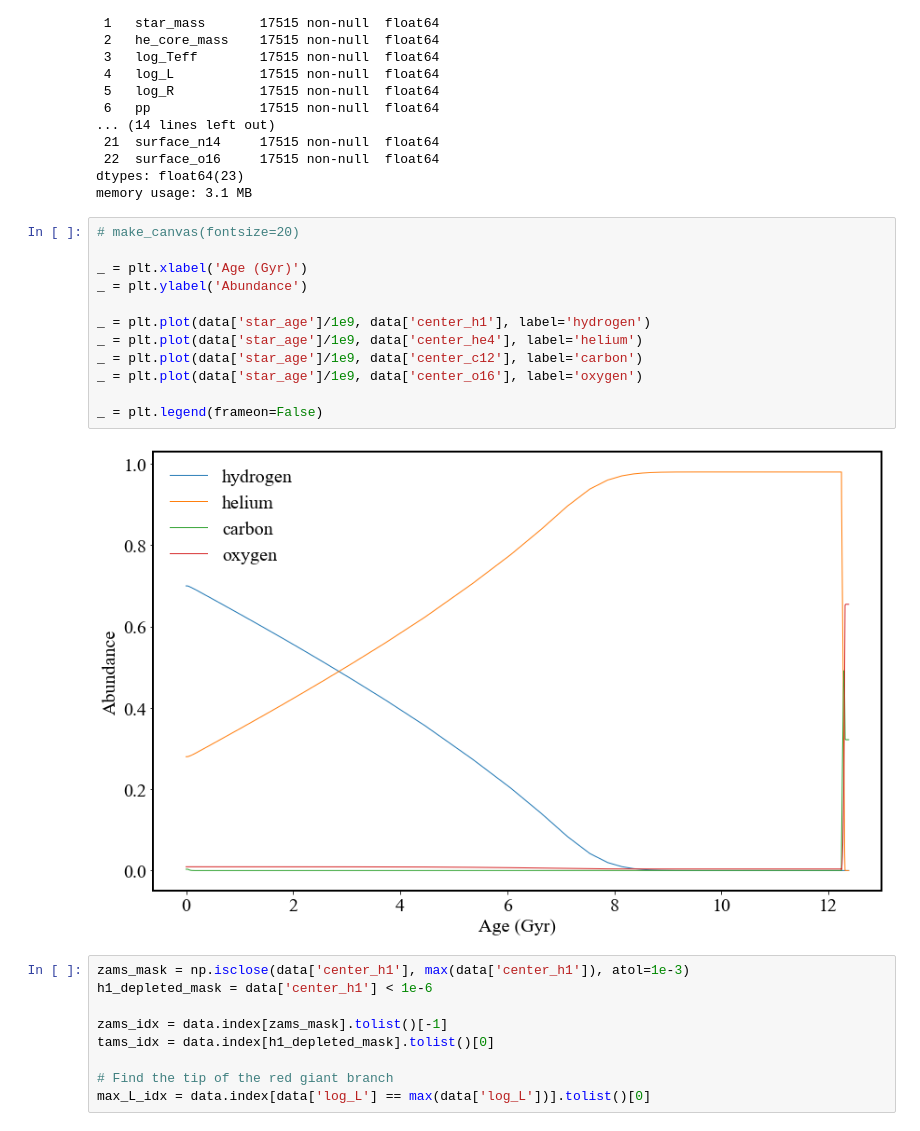
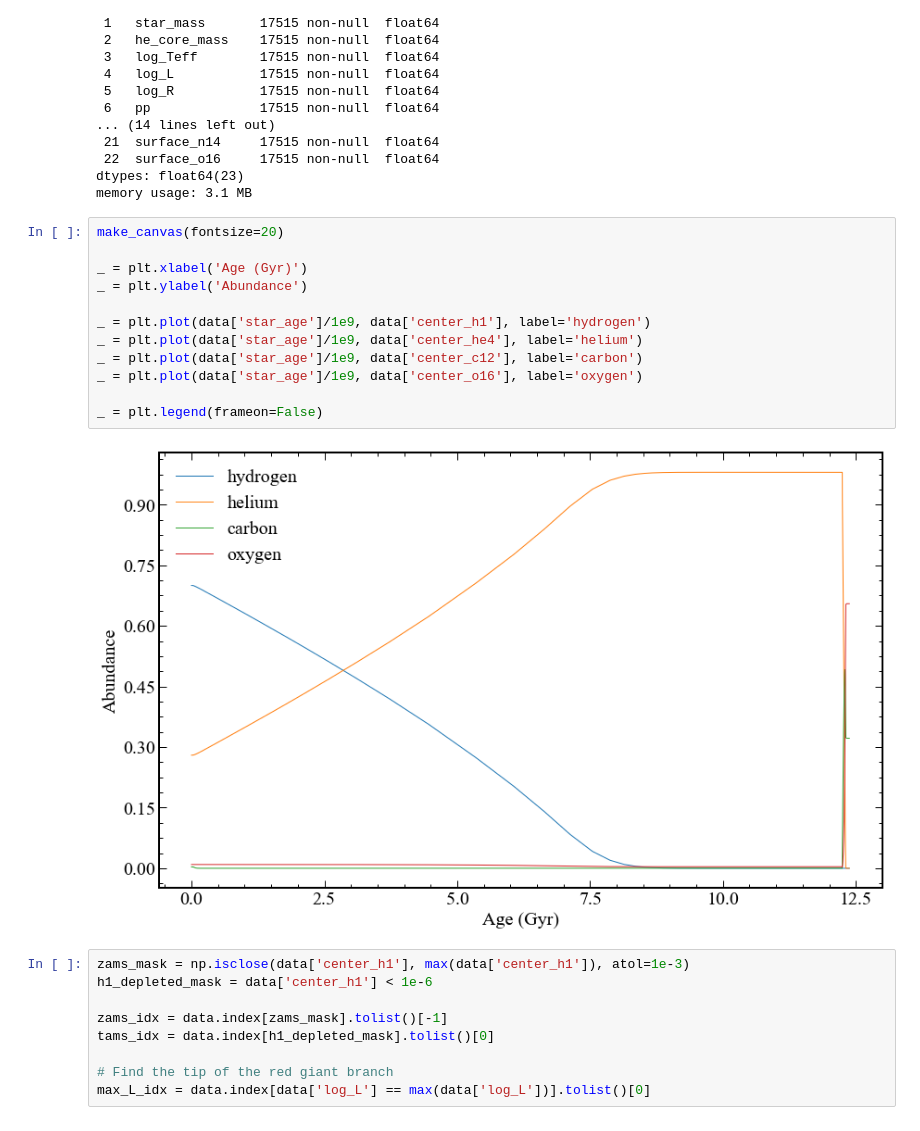
Before and after one commit to schanlar/python-UoC, a Jupyter notebook: 05.Astrophysics_Project/stellar_evolution_solution.ipynb, the cells around one changed output. Cells and saved outputs as stored; diff of their text form.

```diff
--- a/05.Astrophysics_Project/stellar_evolution_solution.ipynb
+++ b/05.Astrophysics_Project/stellar_evolution_solution.ipynb
@@ -470,19 +470,19 @@ Data columns (total 23 columns):
 dtypes: float64(23)
 memory usage: 3.1 MB
 # %%
-# make_canvas(fontsize=20)
+make_canvas(fontsize=20)
 
 _ = plt.xlabel('Age (Gyr)')
 _ = plt.ylabel('Abundance')
 
 _ = plt.plot(data['star_age']/1e9, data['center_h1'], label='hydrogen')
 _ = plt.plot(data['star_age']/1e9, data['center_he4'], label='helium')
 _ = plt.plot(data['star_age']/1e9, data['center_c12'], label='carbon')
 _ = plt.plot(data['star_age']/1e9, data['center_o16'], label='oxygen')
 
 _ = plt.legend(frameon=False)
 # %% [output]
-[figure, old version]
+[figure, new version]
 # %%
 zams_mask = np.isclose(data['center_h1'], max(data['center_h1']), atol=1e-3)
 h1_depleted_mask = data['center_h1'] < 1e-6
```
Also changed, not shown: parts of 3 cells of this notebook.
